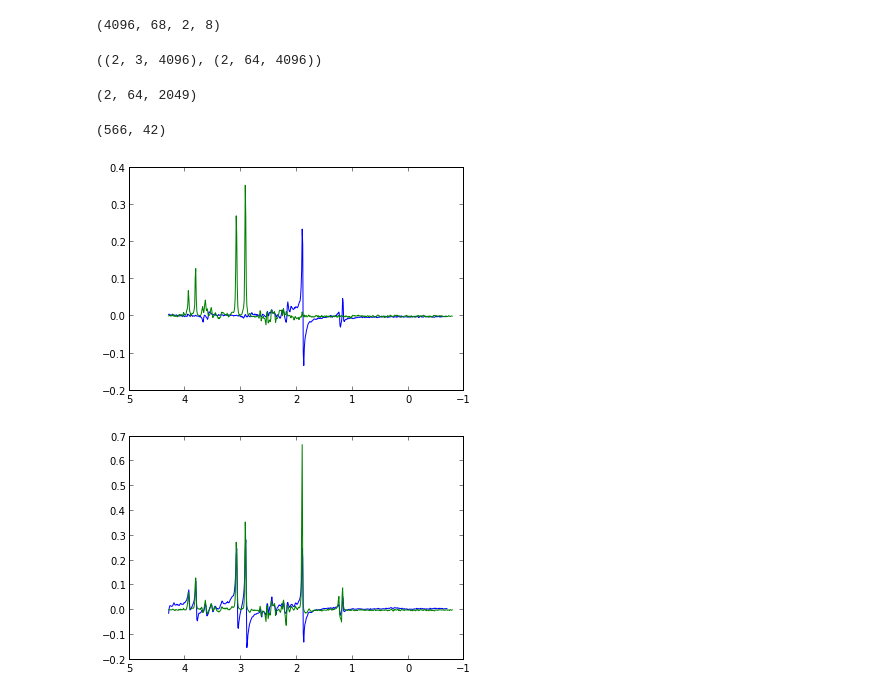
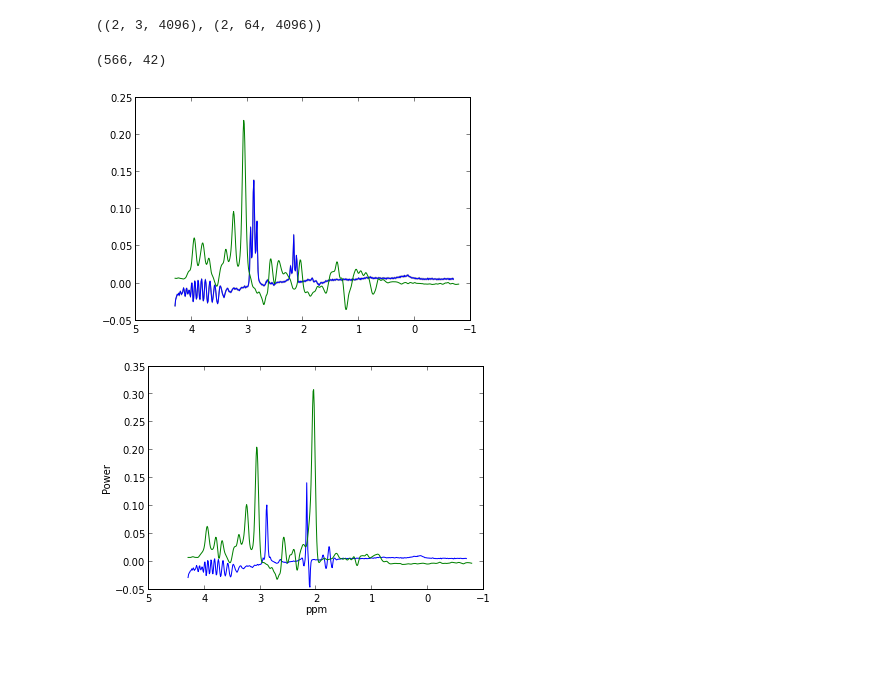
Before and after one commit to cni/MRS, a Jupyter notebook: ipynb/get_the_gaba.ipynb, the cells around one changed output. Drawn from its saved outputs; the diff is of its cells as text; code cells hidden in the pictures; blank space fills up the shorter version.

```diff
--- a/ipynb/get_the_gaba.ipynb
+++ b/ipynb/get_the_gaba.ipynb
@@ -14,11 +18,7 @@ import MRS.files as fi
 data_path = os.path.join(MRS.__path__[0] , 'data')
 data_files = ['mrs_P71680.7', 'mrs_P76288.7', 'pure_gaba_P64024.7', 'P58368.7', 'P11111.7']
 # Read from the p-file:
-data = fi.get_data(os.path.join(data_path, data_files[-1])).squeeze()
-
-data.shape
+data = fi.get_data(os.path.join(data_path, data_files[-3]))
-# %% [output]
-(4096, 68, 2, 8)
 # %%
 # Combine the data from the different coils, weighting each one by RMS, and aligning their phases:
 w_data, w_supp_data = ana.coil_combine(data.squeeze())
@@ -27,10 +27,10 @@ w_data.shape, w_supp_data.shape
 ((2, 3, 4096), (2, 64, 4096))
 # %%
 # Perform spectral analysis on the data:
-f_nonw, w_sig, nonw_sig = ana.get_spectra((w_data, w_supp_data))
-nonw_sig.shape
+f_nonw, nonw_sig = ana.get_spectra(nt.TimeSeries(w_supp_data, sampling_rate=5000.0))
+
+echo1 = nonw_sig[0]
+echo2 = nonw_sig[0] - nonw_sig[1]
-# %% [output]
-(2, 64, 2049)
 # %%
 # Convert from Hz to ppm, assuming that the water peak is at 4.7 ppm and 0 Hz and 1 ppm = 127.8 Hz:
 f_ppm = ut.freq_to_ppm(f_nonw)
@@ -46,23 +46,23 @@ idx0, idx1
 idx = slice(idx1, idx0)
 # %%
 # Bootstrapping on the spectra (from each transient):
-#boots_on = []
-#boots_off = []
-#for i in range(1000):
-#    b_idx = np.random.randint(0, nonw_sig[1].shape[0], nonw_sig[1].shape[0])
-#    boots_on.append(np.mean(nonw_sig[1][b_idx],0))
-#    boots_off.append(np.mean(nonw_sig[0][b_idx],0))
+boots_on = []
+boots_off = []
+for i in range(100):
+    b_idx = np.random.randint(0, echo1.shape[0], echo1.shape[0])
+    boots_on.append(np.mean(echo2[b_idx],0))
+    boots_off.append(np.mean(echo1[b_idx],0))
 
-#boots_on = np.array(boots_on)
-#boots_off = np.array(boots_off)
+boots_on = np.array(boots_on)
+boots_off = np.array(boots_off)
 # %%
 # Grace's brain (corresponds to 'P58368.7')
 f1 = open(os.path.join(data_path, 'P11111.7_combine_echo1_pro.sdf'), 'rb')
 f2 = open(os.path.join(data_path, 'P11111.7_combine_echo2_pro.sdf'), 'rb')
 
-# Sam's brain:
-f1 = open(os.path.join(data_path, 'P11111.7_combine_pro_echo1.sdf'), 'rb')
-f2 = open(os.path.join(data_path, 'P11111.7_combine_pro_echo2.sdf'), 'rb')
+# Sam's brain (corresponds to 'P11111.7'):
+#f1 = open(os.path.join(data_path, 'P11111.7_combine_pro_echo1.sdf'), 'rb')
+#f2 = open(os.path.join(data_path, 'P11111.7_combine_pro_echo2.sdf'), 'rb')
 
 
 c1 = array.array('f')
@@ -71,39 +71,39 @@ c1 = np.array(c1[::2])
 
 c2 = array.array('f')
 c2.fromfile(f2, 1068)
-c2 = np.array(c2[::2])
+c2 = np.array(c2[0::2])
 # %%
 # Plot:
 fig, ax = plt.subplots(1)
-ax.plot(f_ppm[idx], np.mean(nonw_sig[1][:,idx].T, -1))
-#lb = stats.scoreatpercentile(boots_on, 2.5)
-#ub = stats.scoreatpercentile(boots_on, 97.5)
-#ax.fill_between(f_ppm[idx][1:], lb[idx][1:], ub[idx][1:], alpha=0.3)
+ax.plot(f_ppm[idx], np.mean(echo2[:,idx].T, -1))
+lb = stats.scoreatpercentile(boots_on, 2.5)
+ub = stats.scoreatpercentile(boots_on, 97.5)
+ax.fill_between(f_ppm[idx], lb[idx], ub[idx], alpha=0.3)
 ax.plot(f_ppm[idx1:c1.shape[-1]+idx1], c2)
 ax.invert_xaxis()
 
 #lb = stats.scoreatpercentile(boots_off, 2.5)
 #ub = stats.scoreatpercentile(boots_off, 97.5)
 #ax.fill_between(f_ppm[idx][1:], lb[idx][1:], ub[idx][1:], alpha=0.3)
 
 fig, ax = plt.subplots(1)
-ax.plot(f_ppm[idx], np.mean(nonw_sig[0][:,idx].T, -1))
-
-#ax.set_xlabel('ppm')
-#ax.set_ylabel('Power')
-#ax.invert_xaxis()
+ax.plot(f_ppm[idx], np.mean(echo1[:,idx].T, -1))
 ax.plot(f_ppm[idx1:c1.shape[-1]+idx1], c1)
-#ax.plot(f_ppm[:c1.shape[-1]],
+lb = stats.scoreatpercentile(boots_off, 2.5)
+ub = stats.scoreatpercentile(boots_off, 97.5)
+#ax.fill_between(f_ppm[idx], lb[idx], ub[idx], alpha=0.3)
+ax.set_xlabel('ppm')
+ax.set_ylabel('Power')
 ax.invert_xaxis()
 
 #fig, ax = plt.subplots(1)
 #ax.plot(f_ppm[:c1.shape[-1]], c2 - c1)
 #ax.invert_xaxis()
 
 #fig, ax = plt.subplots(1)
 #ax.plot(f_ppm[:c1.shape[-1]], c1)
 #ax.plot(f_ppm[:c1.shape[-1]], c2)
 #ax.invert_xaxis()
 # %% [output]
-[figure, old version]
+[figure, new version]
-[figure, old version]
+[figure, new version]
```
Also changed, not shown: parts of 5 cells of this notebook, 1 other file.
